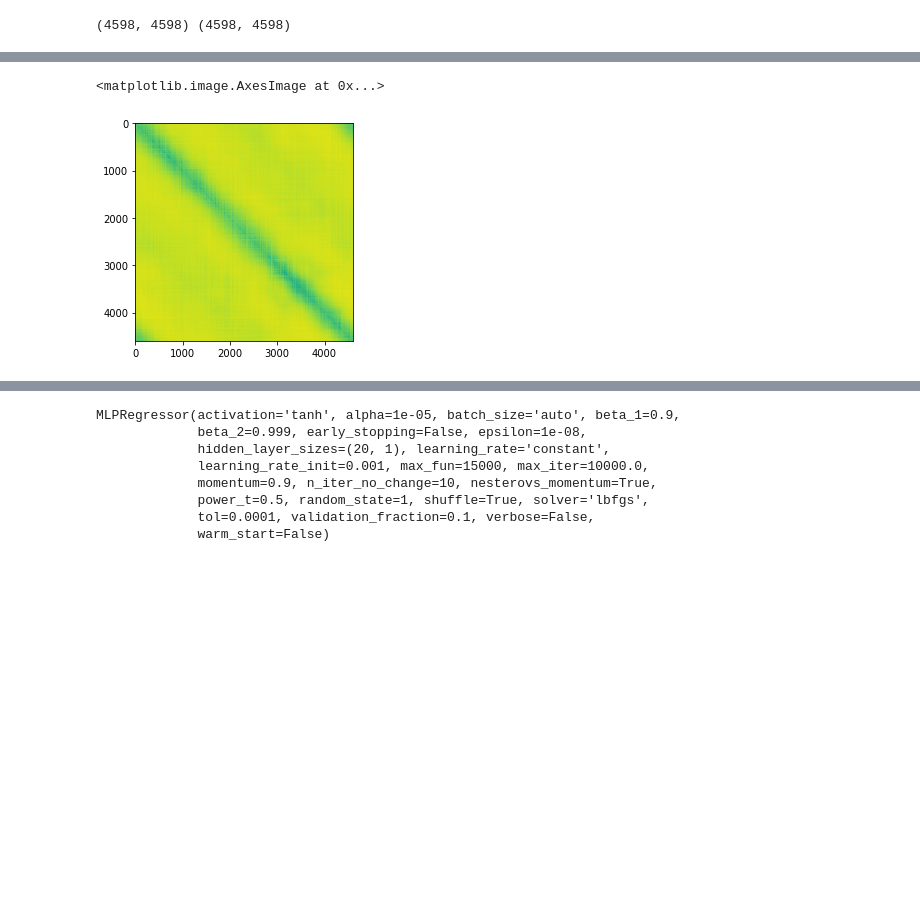
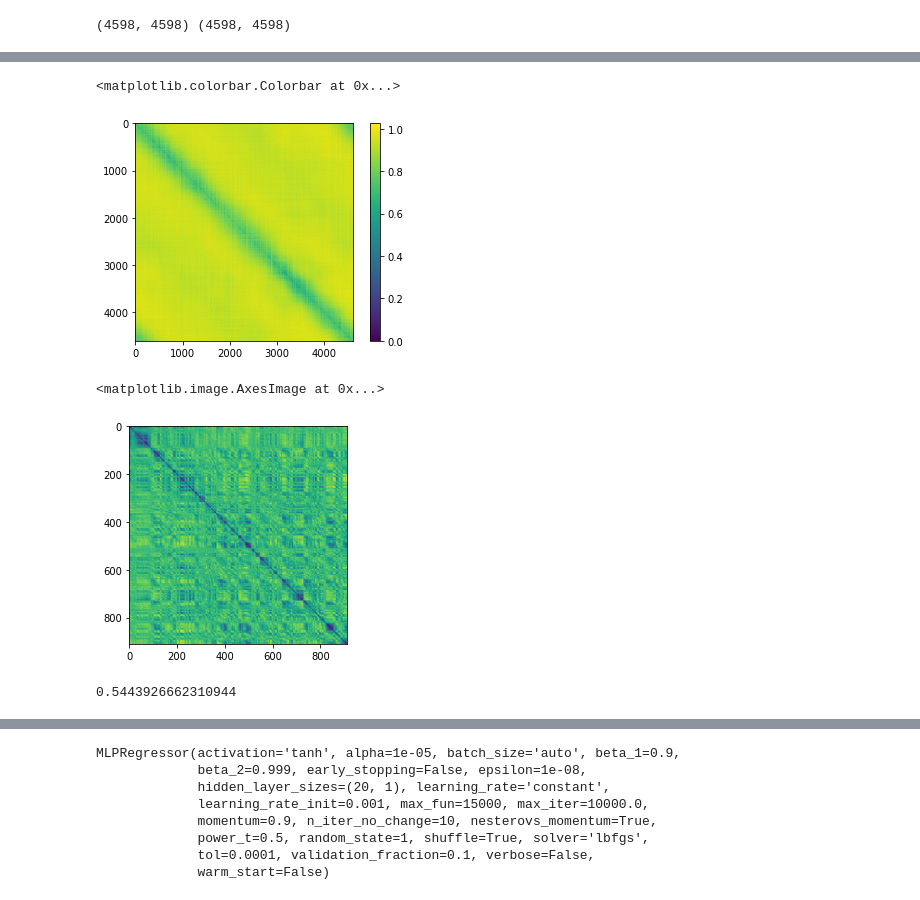
Before and after one commit to sekunder/NMA_Project, a Jupyter notebook: RSA_orientations.ipynb, the cells around one changed output, grey strips where cells are left out. Drawn from its saved outputs; the diff is of its cells as text; code cells hidden in the pictures; blank space fills up the shorter version.

```diff
--- a/RSA_orientations.ipynb
+++ b/RSA_orientations.ipynb
@@ -154,6 +129,21 @@ plt.imshow(rdm_static_sel)
 # %%
 # Minnie Mouse Dissimilarity Matrix
-plt.imshow(rdm_minnie_sel)
+plt.imshow(rdm_minnie)
+plt.colorbar()
 # %% [output]
-<matplotlib.image.AxesImage at 0x...>
+<matplotlib.colorbar.Colorbar at 0x...>
-[figure, old version]
+[figure, new version]
+# %%
+static_spont = dats['static']['u_spont'] @ dats['static']['v_spont']
+rdm_spont_static = 1 - np.corrcoef(static_spont.T)
+plt.imshow(rdm_spont_static)
+# %% [output]
+<matplotlib.image.AxesImage at 0x...>
+[figure, added]
+# %%
+# take lower triangles and find correlation coefficient
+lt_static_sel = rdm_static_sel[np.tril_indices(len(rdm_static_sel), k=-1)]
+lt_minnie_sel = rdm_minnie_sel[np.tril_indices(len(rdm_minnie_sel), k=-1)]
+np.corrcoef(lt_static_sel,lt_minnie_sel)[0,1]
+# %% [output]
+0.5443926662310944
```
Also changed, not shown: parts of 17 cells of this notebook.
